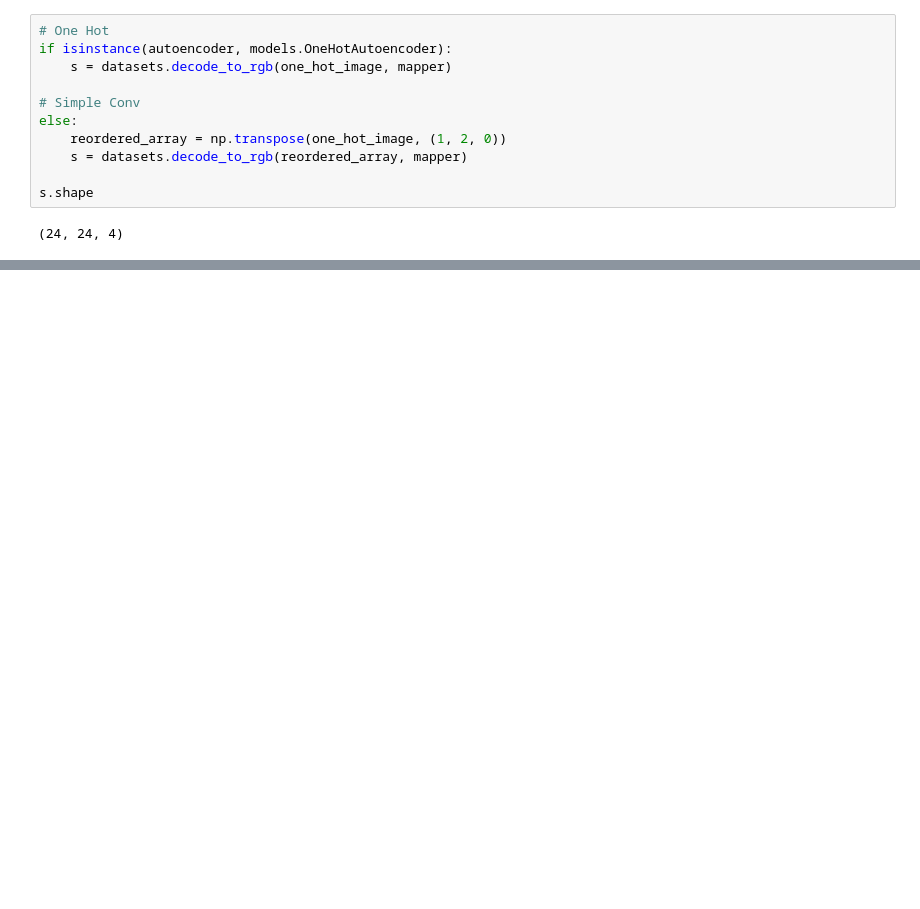
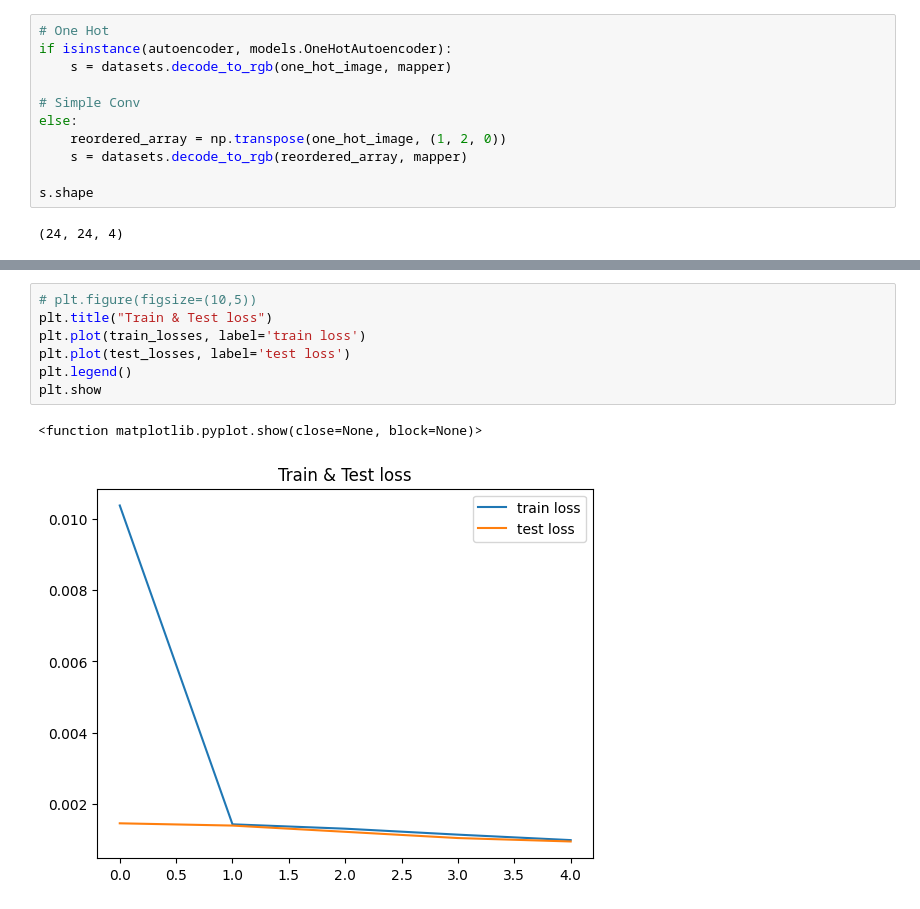
Before and after one commit to tnn1t1s/pallets, a Jupyter notebook: nb/pallets.ipynb, the cells around one changed output, grey strips where cells are left out. Drawn from its saved outputs; the diff is of its cells as text; blank space fills up the shorter version.

```diff
--- a/nb/pallets.ipynb
+++ b/nb/pallets.ipynb
@@ -223,0 +221,10 @@ plt.show()
+# %%
+# plt.figure(figsize=(10,5))
+plt.title("Train & Test loss")
+plt.plot(train_losses, label='train loss')
+plt.plot(test_losses, label='test loss')
+plt.legend()
+plt.show
+# %% [output]
+<function matplotlib.pyplot.show(close=None, block=None)>
+[figure, added]
```
Also changed, not shown: parts of 13 cells of this notebook.
